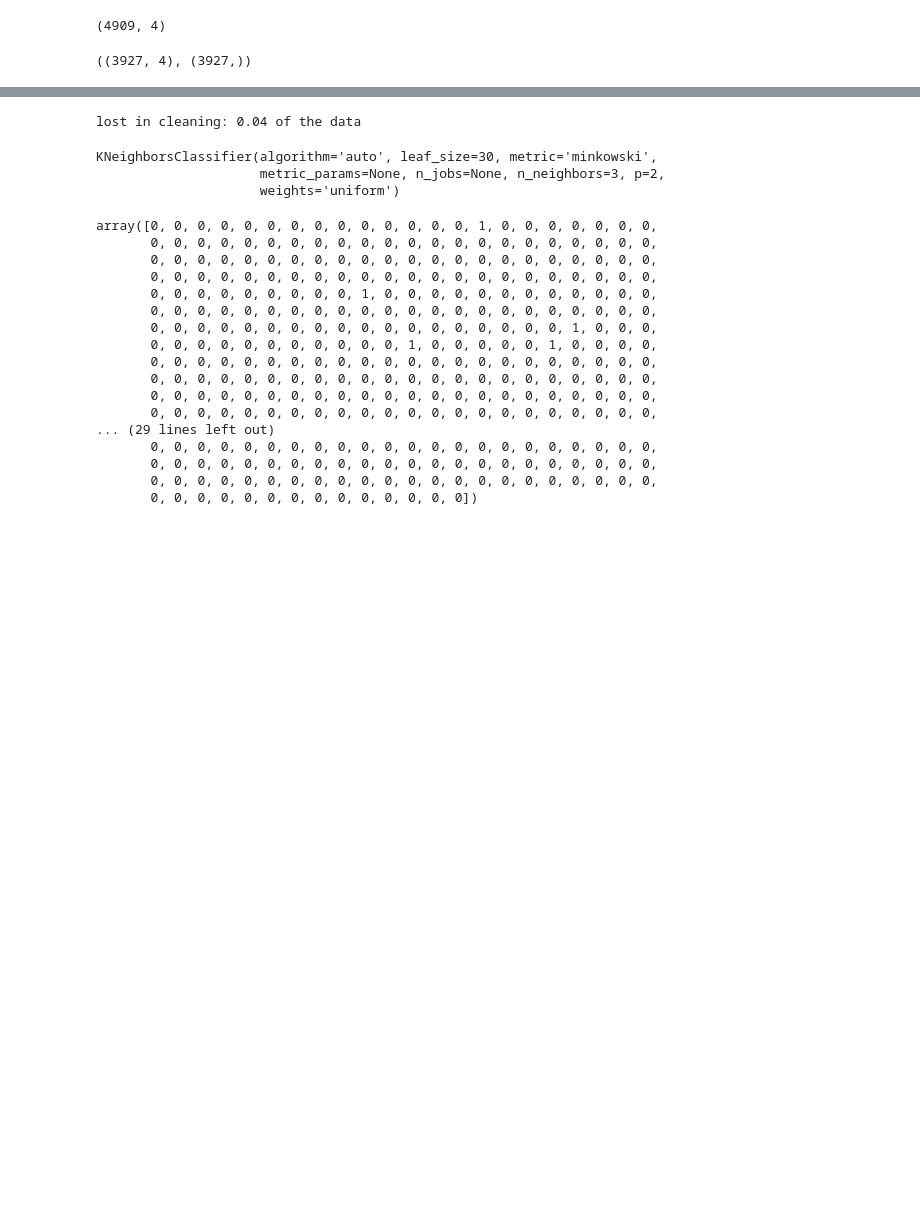
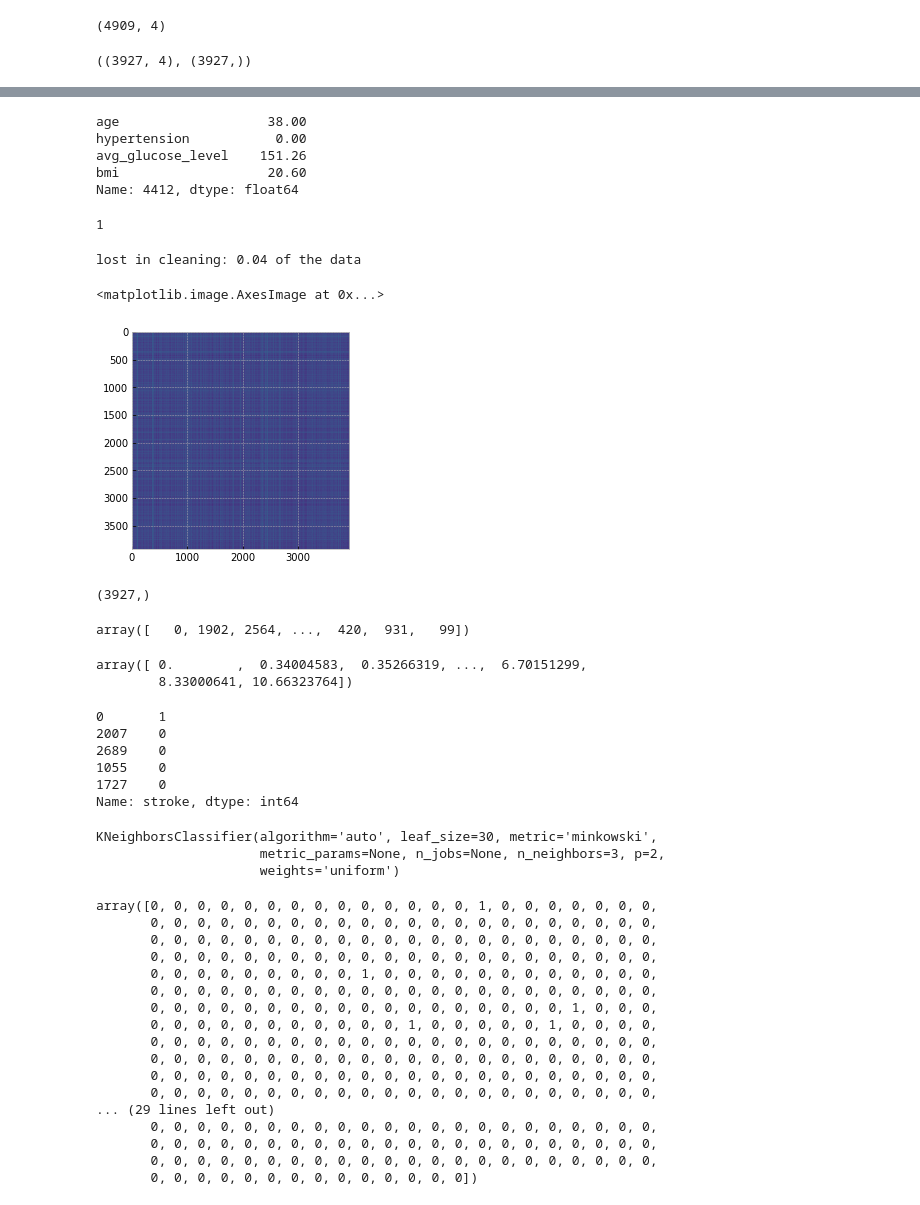
Before and after one commit to fedhere/MLPNS2023, a Jupyter notebook: HW5_LazyLearning/knn_cv.ipynb, the cells around one changed output, grey strips where cells are left out. Cells and saved outputs as stored; diff of their text form; code cells hidden in the pictures; blank space fills up the shorter version.

```diff
--- a/HW5_LazyLearning/knn_cv.ipynb
+++ b/HW5_LazyLearning/knn_cv.ipynb
@@ -201,10 +217,11 @@ cleanstrokeInput = strokeInput.dropna(subset=["bmi"], axis=0)
 cleanstrokeInput.shape
 # %% [output]
 (4909, 4)
+# %%
+target = datain[["bmi","stroke"]].dropna(subset=["bmi"], axis=0).stroke
 # %%
 X_train, X_test, y_train, y_test = train_test_split(cleanstrokeInput,
-                    datain[["bmi","stroke"]].dropna(subset=["bmi"], axis=0).stroke,
-                                    test_size=0.2, random_state=1)
+                    target, test_size=0.2, random_state=1)
 X_train.shape, y_train.shape
 # %% [output]
 ((3927, 4), (3927,))
@@ -211,4 +230,19 @@ X_train.shape, y_train.shape
+# %%
+X_train.iloc[0]
+# %% [output]
+age                   38.00
+hypertension           0.00
+avg_glucose_level    151.26
+bmi                   20.60
+Name: 4412, dtype: float64
+# %%
+target.iloc[0]
+# %% [output]
+1
 # %%
 print("lost in cleaning: %.2f of the data"%(1 - cleanstrokeInput.shape[0] / strokeInput.shape[0]))
 # %% [output]
 lost in cleaning: 0.04 of the data
+# %%
+import sklearn.preprocessing
+Xscaled = sklearn.preprocessing.scale(X_train, axis=0)
@@ -215,3 +251,32 @@ lost in cleaning: 0.04 of the data
+# %%
+import pylab as pl
+pl.imshow(sp.spatial.distance.squareform(sp.spatial.distance.pdist(Xscaled)))
+# %% [output]
+<matplotlib.image.AxesImage at 0x...>
+[figure, added]
+# %%
+d0i = sp.spatial.distance.squareform(sp.spatial.distance.pdist(Xscaled))[0]
+d0i.shape
+# %% [output]
+(3927,)
+# %%
+np.argsort(d0i)
+# %% [output]
+array([   0, 1902, 2564, ...,  420,  931,   99])
+# %%
+d0i[np.argsort(d0i)]
+# %% [output]
+array([ 0.        ,  0.34004583,  0.35266319, ...,  6.70151299,
+        8.33000641, 10.66323764])
+# %%
+target.iloc[np.argsort(d0i)][:5]
+# %% [output]
+0       1
+2007    0
+2689    0
+1055    0
+1727    0
+Name: stroke, dtype: int64
 # %%
 # Create KNN classifier
 knn = KNeighborsClassifier(n_neighbors = 3)
```
Also changed, not shown: parts of 8 cells of this notebook.
